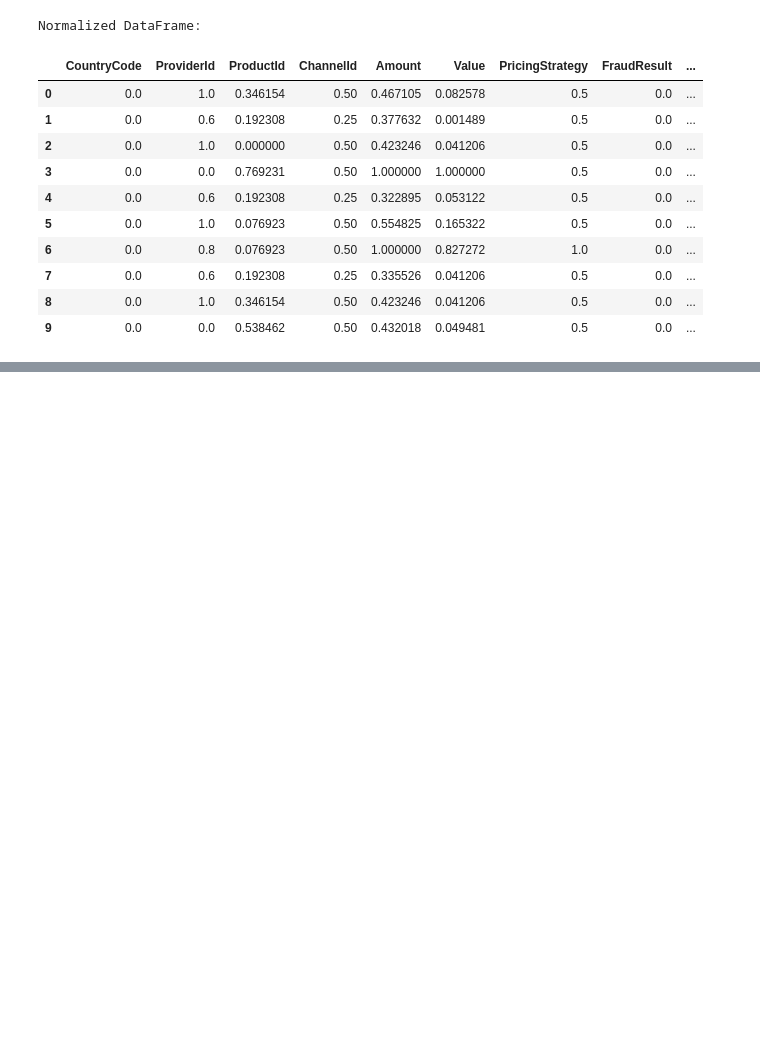
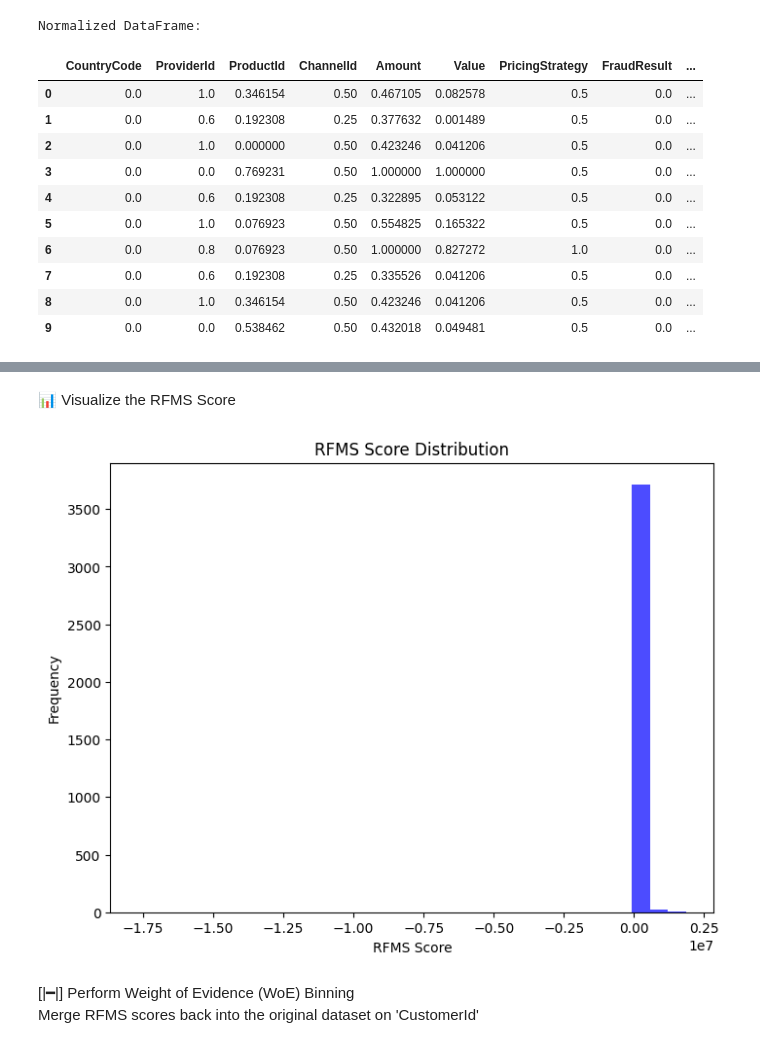
Before and after one commit to Ofgeha-Gelana/CreditScoreAI, a Jupyter notebook: notebooks/risk_analysis.ipynb, the cells around one changed output, grey strips where cells are left out. Saved outputs shown, nothing was run; the diff lists cells and outputs as text; code cells hidden in the pictures; blank space fills up the shorter version.

```diff
--- a/notebooks/risk_analysis.ipynb
+++ b/notebooks/risk_analysis.ipynb
@@ -405,0 +430,4 @@ Normalized DataFrame:
+# %%
+from scripts.creditRiskAnalysisImpl import calculateRFMSscores
+rfms_new_dataframe_encoded = calculateRFMSscores(new_dataframe_encoded)
+print(rfms_new_dataframe_encoded[['Recency', 'Frequency', 'Monetary', 'Seasonality', 'RFMS_Score']].head(10))
@@ -405,0 +447,10 @@ Normalized DataFrame:
+# %% [markdown]
+📊 Visualize the RFMS Score
+# %%
+from scripts.creditRiskAnalysisImpl import visualizeRFMSscore
+visualizeRFMSscore(rfms_new_dataframe_encoded)
+# %% [output]
+[figure, added]
+# %% [markdown]
+[|━|] Perform Weight of Evidence (WoE) Binning\
+Merge RFMS scores back into the original dataset on 'CustomerId'
```
Also changed, not shown: parts of 7 cells of this notebook.
